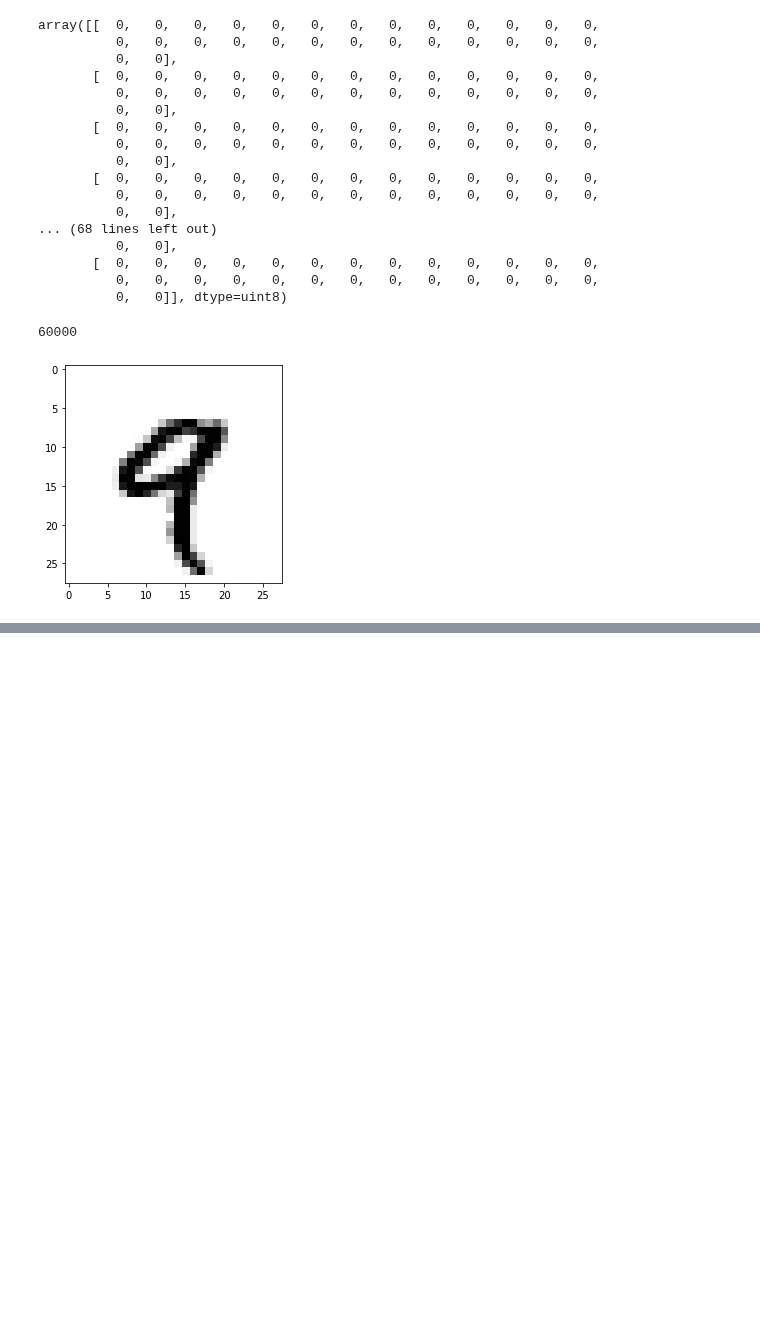
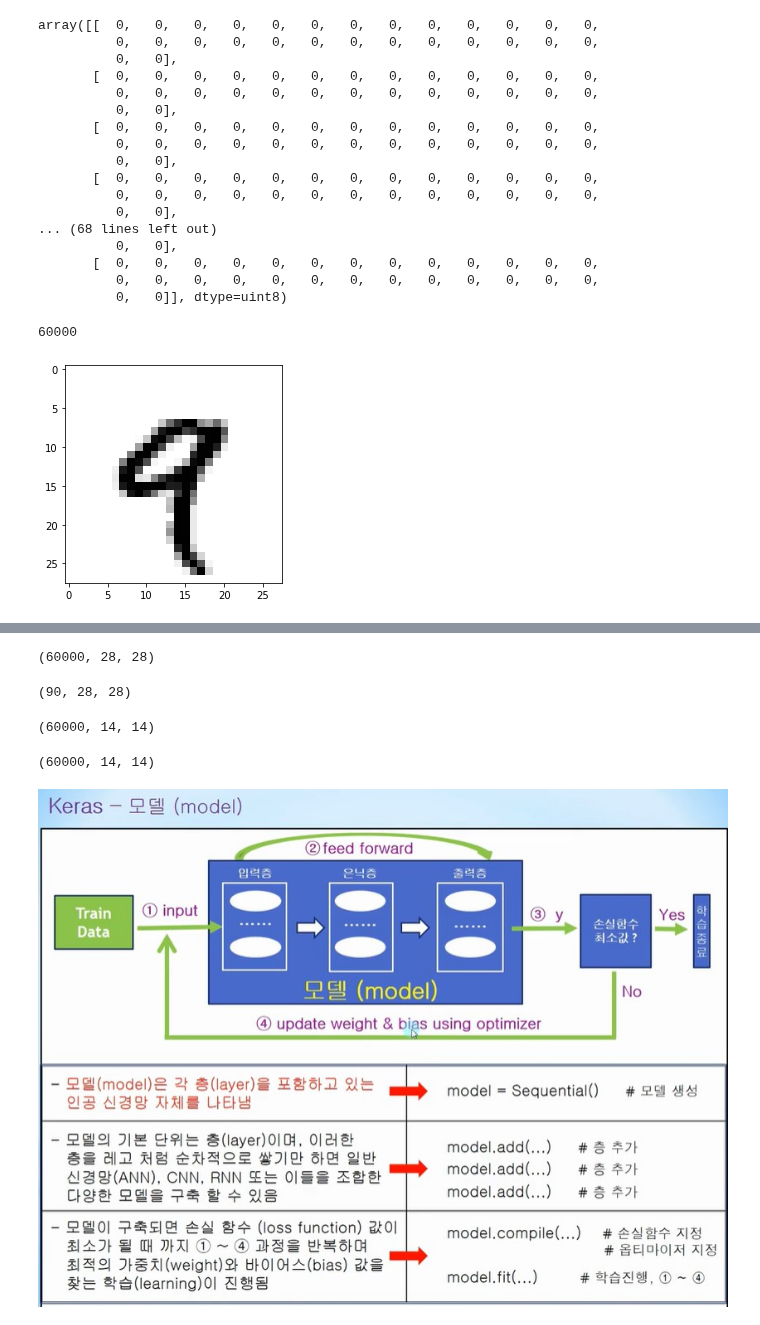
Before and after one commit to bnv20/kdt5, a Jupyter notebook: m9_딥러닝알고리즘구현/DL_neural-network.ipynb, the cells around one changed output, grey strips where cells are left out. Saved outputs shown, nothing was run; the diff lists cells and outputs as text; code cells hidden in the pictures; blank space fills up the shorter version.

```diff
--- a/m9_딥러닝알고리즘구현/DL_neural-network.ipynb
+++ b/m9_딥러닝알고리즘구현/DL_neural-network.ipynb
@@ -51,0 +59,24 @@ plt.show()
+# %%
+train_images.shape
+# %% [output]
+(60000, 28, 28)
+# %%
+my_slice = train_images[10:100,0:28,0:28]
+my_slice.shape
+# %% [output]
+(90, 28, 28)
+# %%
+my_slice = train_images[:,14:,14:]
+my_slice.shape
+# %% [output]
+(60000, 14, 14)
+# %%
+my_slice = train_images[:,7:-7,7:-7]
+my_slice.shape
+# %% [output]
+(60000, 14, 14)
+# %%
+from IPython.display import Image
+Image('/content/drive/MyDrive/cakd5_colab/m9_딥러닝알고리즘구현/keras.jpg')
+# %% [output]
+[figure, added]
```
Also changed, not shown: parts of 2 cells of this notebook, 1 other file.
